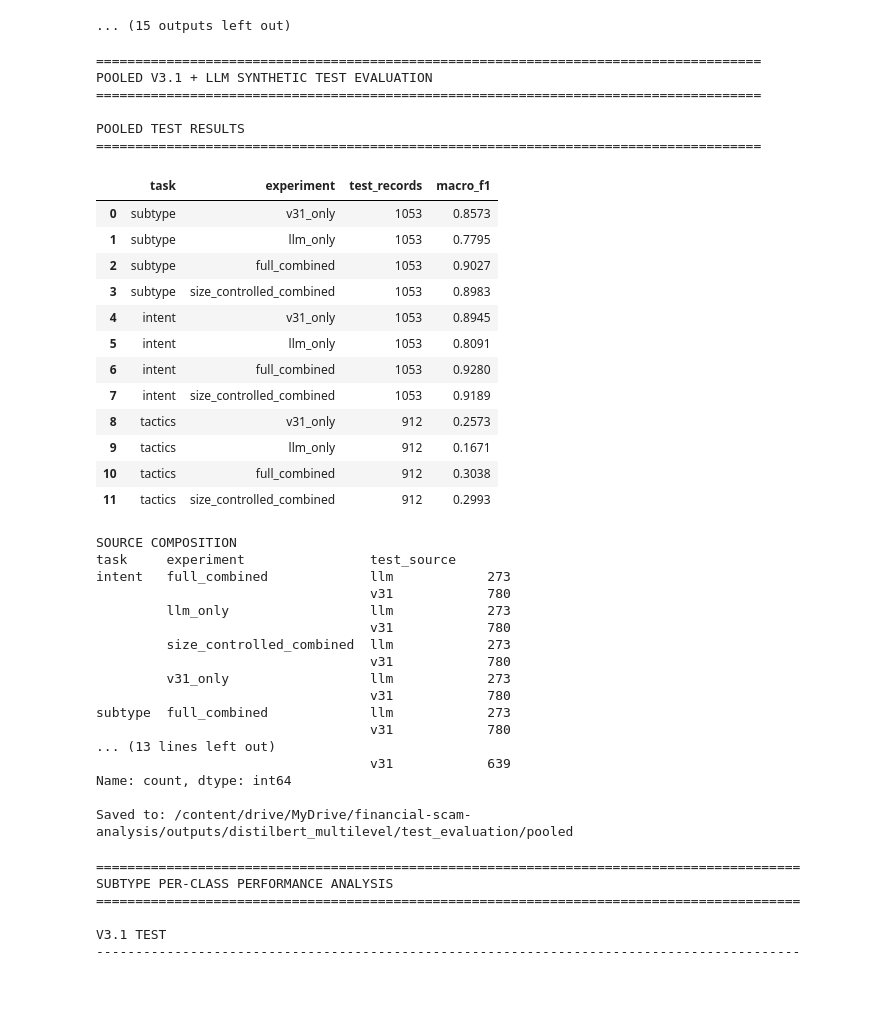
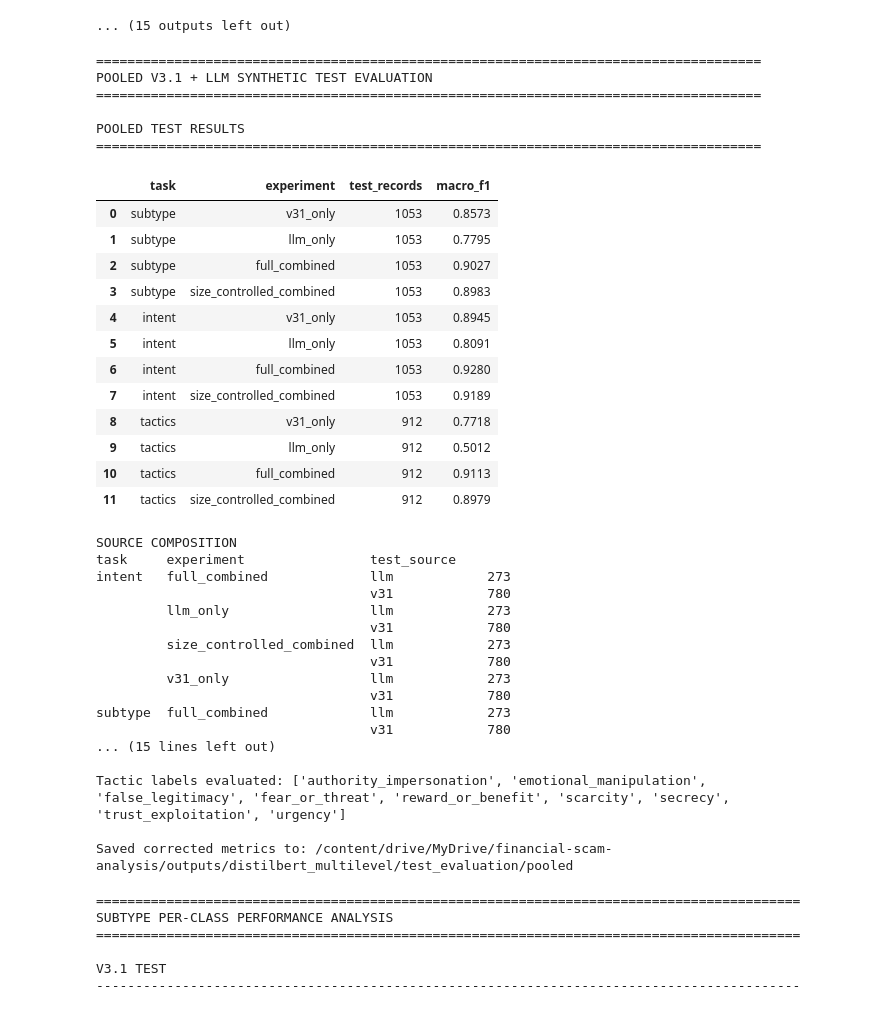
Before and after one commit to Supan-Roy/financial-scam-analysis, a Jupyter notebook: notebooks/11_distilbert_multilevel_synthetic_training.ipynb, the cells around one changed output. Drawn from its saved outputs; the diff is of its cells as text; code cells hidden in the pictures.

```diff
--- a/notebooks/11_distilbert_multilevel_synthetic_training.ipynb
+++ b/notebooks/11_distilbert_multilevel_synthetic_training.ipynb
@@ -2619,7 +2619,10 @@ from sklearn.metrics import (
     classification_report
 )
 
-# Load predictions generated in Cell16
+# Load saved predictions from Cell 16
+ROOT_DIR = Path("/content/drive/MyDrive/financial-scam-analysis")
+OUTPUT_DIR = ROOT_DIR / "outputs" / "distilbert_multilevel"
+
 PREDICTION_PATH = (
     OUTPUT_DIR
     / "test_evaluation"
@@ -2628,6 +2631,14 @@ PREDICTION_PATH = (
 )
 
 all_predictions_df = pd.read_csv(PREDICTION_PATH)
+
+TASK_ORDER = ["subtype", "intent", "tactics"]
+EXPERIMENT_ORDER = [
+    "v31_only",
+    "llm_only",
+    "full_combined",
+    "size_controlled_combined"
+]
 
 print("=" * 85)
 print("POOLED V3.1 + LLM SYNTHETIC TEST EVALUATION")
@@ -2686,15 +2697,22 @@ for task in TASK_ORDER:
             }
 
         else:
+            # Select ONLY the nine tactic probability columns.
+            # Other task probability columns are NaN for tactic records.
             tactic_columns = [
                 col for col in subset.columns
                 if col.startswith("prob_")
+                and subset[col].notna().any()
             ]
 
             tactic_names = [
                 col.replace("prob_", "")
                 for col in tactic_columns
             ]
+
+            assert len(tactic_names) == 9, (
+                f"Expected 9 tactic labels, found {len(tactic_names)}"
+            )
 
             # Reconstruct multilabel ground truth and predictions
             y_true = np.array([
@@ -2765,7 +2783,7 @@ for task in TASK_ORDER:
 
 pooled_metrics_df = pd.DataFrame(pooled_results)
 
-# Save pooled metrics
+# Save corrected pooled metrics
 POOLED_DIR = OUTPUT_DIR / "test_evaluation" / "pooled"
 POOLED_DIR.mkdir(parents=True, exist_ok=True)
 
@@ -2785,38 +2803,39 @@ print("=" * 85)
 
 display(
     pooled_metrics_df[
         ["task", "experiment", "test_records", "macro_f1"]
     ].round(4)
 )
 
 print("\nSOURCE COMPOSITION")
 print(
     all_predictions_df[
         ["task", "experiment", "test_source"]
     ].value_counts().sort_index()
 )
 
-print("\nSaved to:", POOLED_DIR)
+print("\nTactic labels evaluated:", tactic_names)
+print("\nSaved corrected metrics to:", POOLED_DIR)
 # %% [output]
 =====================================================================================
 POOLED V3.1 + LLM SYNTHETIC TEST EVALUATION
 =====================================================================================
 
 POOLED TEST RESULTS
 =====================================================================================
 |  | task | experiment | test_records | macro_f1 |
 | 0 | subtype | v31_only | 1053 | 0.8573 |
 | 1 | subtype | llm_only | 1053 | 0.7795 |
 | 2 | subtype | full_combined | 1053 | 0.9027 |
 | 3 | subtype | size_controlled_combined | 1053 | 0.8983 |
 | 4 | intent | v31_only | 1053 | 0.8945 |
 | 5 | intent | llm_only | 1053 | 0.8091 |
 | 6 | intent | full_combined | 1053 | 0.9280 |
 | 7 | intent | size_controlled_combined | 1053 | 0.9189 |
-| 8 | tactics | v31_only | 912 | 0.2573 |
-| 9 | tactics | llm_only | 912 | 0.1671 |
-| 10 | tactics | full_combined | 912 | 0.3038 |
-| 11 | tactics | size_controlled_combined | 912 | 0.2993 |
+| 8 | tactics | v31_only | 912 | 0.7718 |
+| 9 | tactics | llm_only | 912 | 0.5012 |
+| 10 | tactics | full_combined | 912 | 0.9113 |
+| 11 | tactics | size_controlled_combined | 912 | 0.8979 |
 SOURCE COMPOSITION
 task     experiment                test_source
 intent   full_combined             llm            273
@@ -2829,11 +2848,11 @@ intent   full_combined             llm            273
                                    v31            780
 subtype  full_combined             llm            273
                                    v31            780
-... (13 lines left out)
-                                   v31            639
-Name: count, dtype: int64
+... (15 lines left out)
 
-Saved to: /content/drive/MyDrive/financial-scam-analysis/outputs/distilbert_multilevel/test_evaluation/pooled
+Tactic labels evaluated: ['authority_impersonation', 'emotional_manipulation', 'false_legitimacy', 'fear_or_threat', 'reward_or_benefit', 'scarcity', 'secrecy', 'trust_exploitation', 'urgency']
+
+Saved corrected metrics to: /content/drive/MyDrive/financial-scam-analysis/outputs/distilbert_multilevel/test_evaluation/pooled
 # %%
 import pandas as pd
 import numpy as np
```
Also changed, not shown: parts of 2 cells of this notebook.
